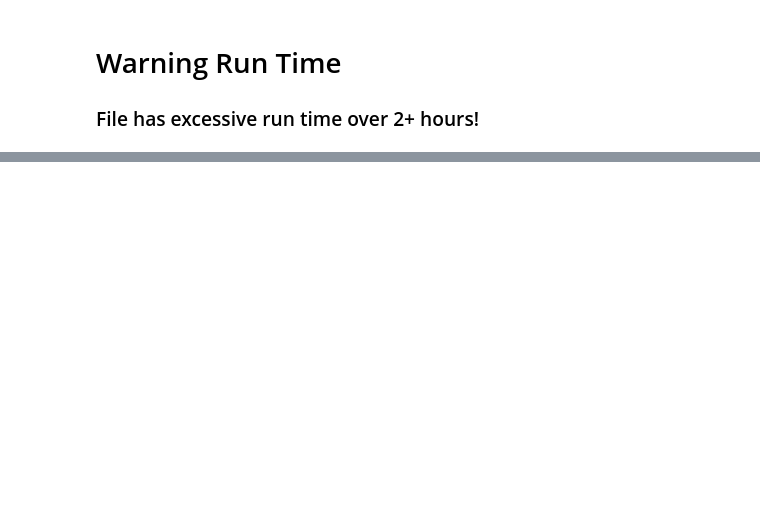
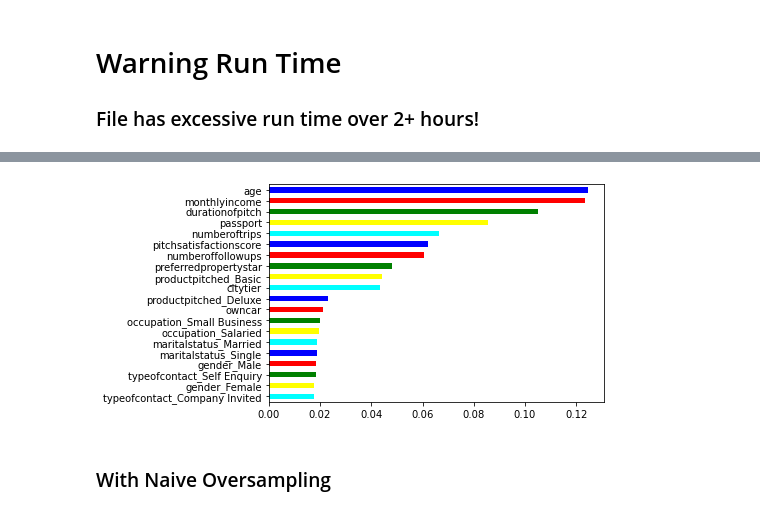
Before and after one commit to Cthompsonlbi/Team_Red, a Jupyter notebook: Notebooks/ML_Master.ipynb, the cells around one changed output, grey strips where cells are left out. Cells and saved outputs as stored; diff of their text form; code cells hidden in the pictures; blank space fills up the shorter version.

```diff
--- a/Notebooks/ML_Master.ipynb
+++ b/Notebooks/ML_Master.ipynb
@@ -45,0 +130,9 @@ features_df
+# %%
+# Define the features set.
+X = features_df.copy()
+
+# Define the target set.
+y = vacay_df["prodtaken"]
+
+# Check the balance of our target values
+y.value_counts()
@@ -45,0 +143,9 @@ features_df
+# %%
+# Scale the data with StandardScaler()
+scaler = StandardScaler()
+
+# Fit and transform the data
+X_scaled = scaler.fit_transform(X)
+
+# View first row
+X_scaled[:1]
@@ -45,0 +291,8 @@ features_df
+# %%
+# Chart important features in optimized Random Forest
+feat_importances = pd.Series(brclf.feature_importances_, index=X.columns)
+feat_importances.nlargest(20).plot(kind='barh',color=['blue', 'red', 'green', 'yellow', 'cyan']).invert_yaxis()
+# %% [output]
+[figure, added]
+# %% [markdown]
+### With Naive Oversampling
```
Also changed, not shown: parts of 39 cells of this notebook.
